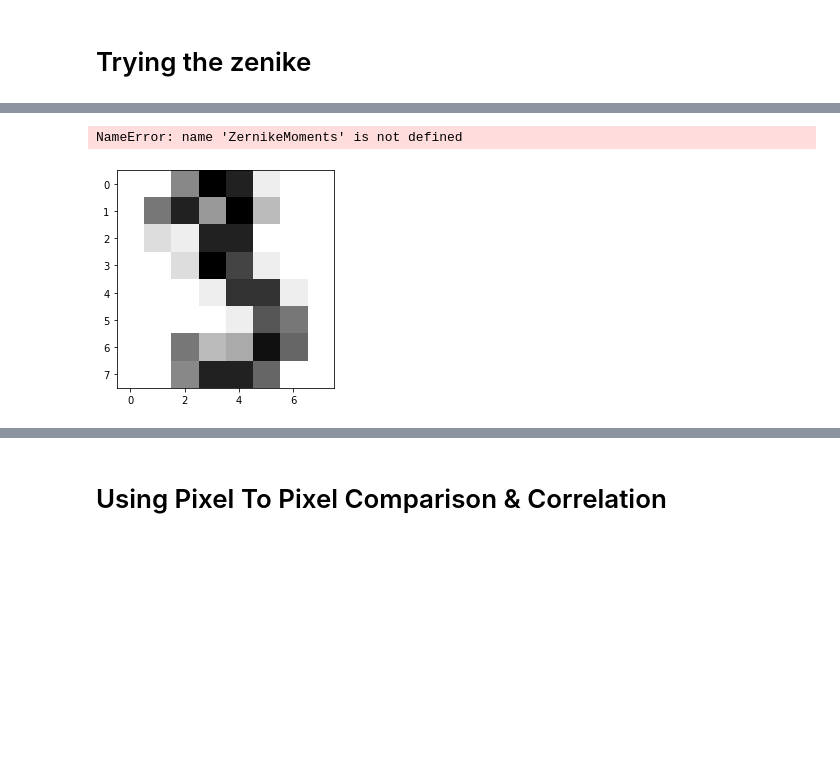
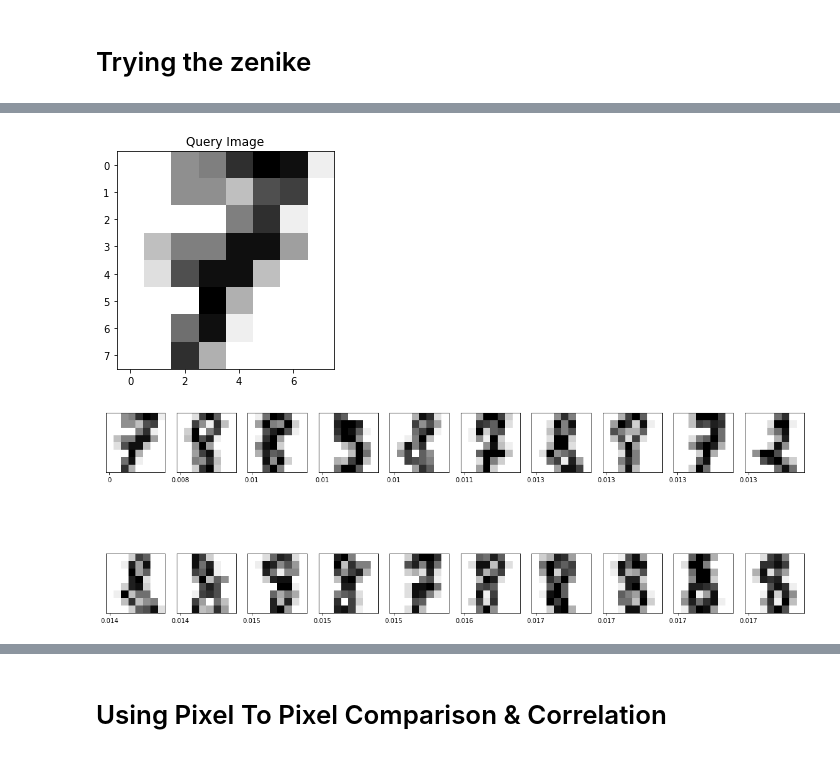
Before and after one commit to kaizendae/Data-Mining-Course, a Jupyter notebook: digits.ipynb, the cells around one changed output, grey strips where cells are left out. Saved outputs shown, nothing was run; the diff lists cells and outputs as text; code cells hidden in the pictures; blank space fills up the shorter version.

```diff
--- a/digits.ipynb
+++ b/digits.ipynb
@@ -124,36 +135,26 @@ ModuleNotFoundError: No module named 'mahotas'
 # %%
 desc = ZernikeMoments(21)
 moments = desc.describe(digits.images[0])
 
 #Getting one Query Image
 query_image = digits.images[7]
+plt.title(label="Query Image")
 plt.imshow(query_image,cmap ='binary')
 QueryZernike = desc.describe(query_image)
 
 images_descriptors = [{ 'image':image,'desc':desc.describe(image), 'distance': euclidianne_distance(QueryZernike,desc.describe(image))} for image in digits.images]
 
 images_descriptors.sort(key = lambda x:x['distance'])
 
 plt.figure(figsize=(20,20))
 for i in range(20):
     image_and_desc = images_descriptors[i]
     plt.subplot(5,10,i+1)
     plt.xticks([image_and_desc['distance']])
     plt.yticks([])
     plt.grid(False)
     plt.imshow(image_and_desc['image'], cmap=plt.cm.binary)
 plt.show()
 # %% [output]
-NameError: name 'ZernikeMoments' is not defined
+[figure, added]
+[figure, added]
-# %%
-#Getting one Query Image
-query_image = digits.images[3]
-plt.imshow(query_image,cmap ='binary')
-descriptor = desc.describe(query_image)
-
-for image_and_desc in images_descriptors:
-    image_and_desc['distance'] = euclidianne_distance(descriptor,image_and_desc['desc'])
-
-images_descriptors.sort(key = lambda x:x['distance'])
-# %% [output]
-[figure, removed]
```
Also changed, not shown: parts of 20 cells of this notebook.
